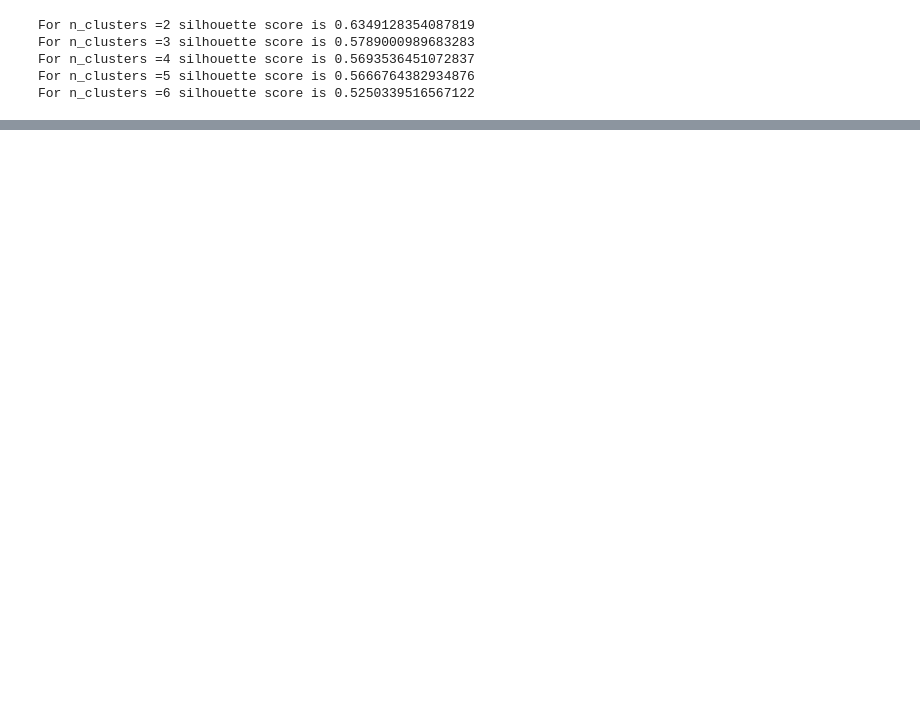
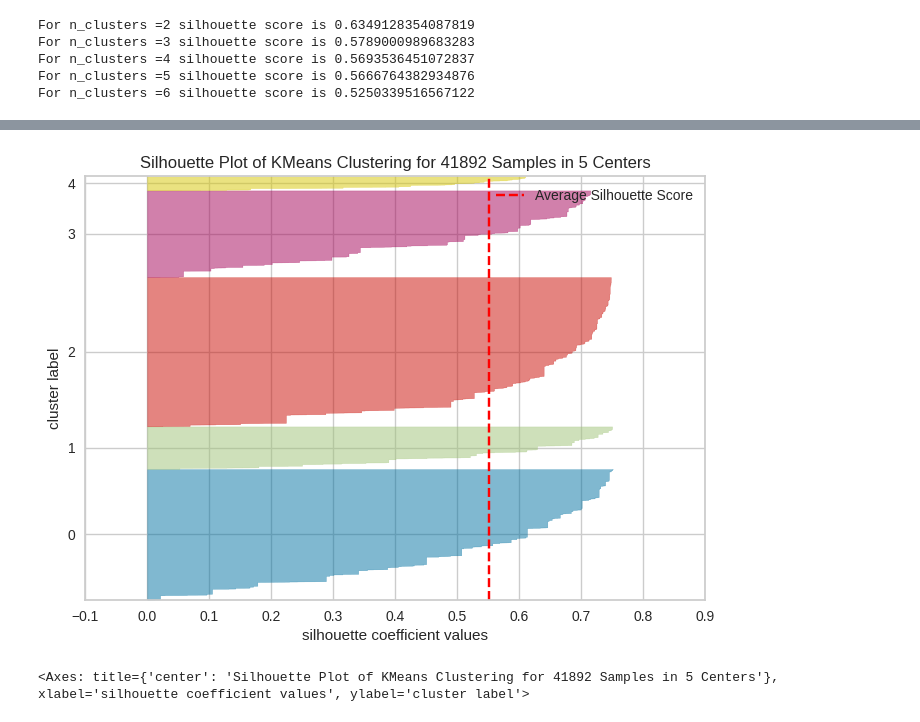
Before and after one commit to sttesta3/7506R-1C2024-GRUPO08, a Jupyter notebook: Clustering.ipynb, the cells around one changed output, grey strips where cells are left out. Cells and saved outputs as stored; diff of their text form; code cells hidden in the pictures; blank space fills up the shorter version.

```diff
--- a/Clustering.ipynb
+++ b/Clustering.ipynb
@@ -122,0 +150,9 @@ plt.show()
+# %%
+modelo_test_5 = KMeans(5, random_state=0)
+
+visualizador_test_5= SilhouetteVisualizer(modelo_test_5, colors='yellowbrick')    # Instancio el visualizador
+visualizador_test_5.fit(ds_train)
+visualizador_test_5.show()
+# %% [output]
+[figure, added]
+<Axes: title={'center': 'Silhouette Plot of KMeans Clustering for 41892 Samples in 5 Centers'}, xlabel='silhouette coefficient values', ylabel='cluster label'>
```
Also changed, not shown: parts of 17 cells of this notebook.
